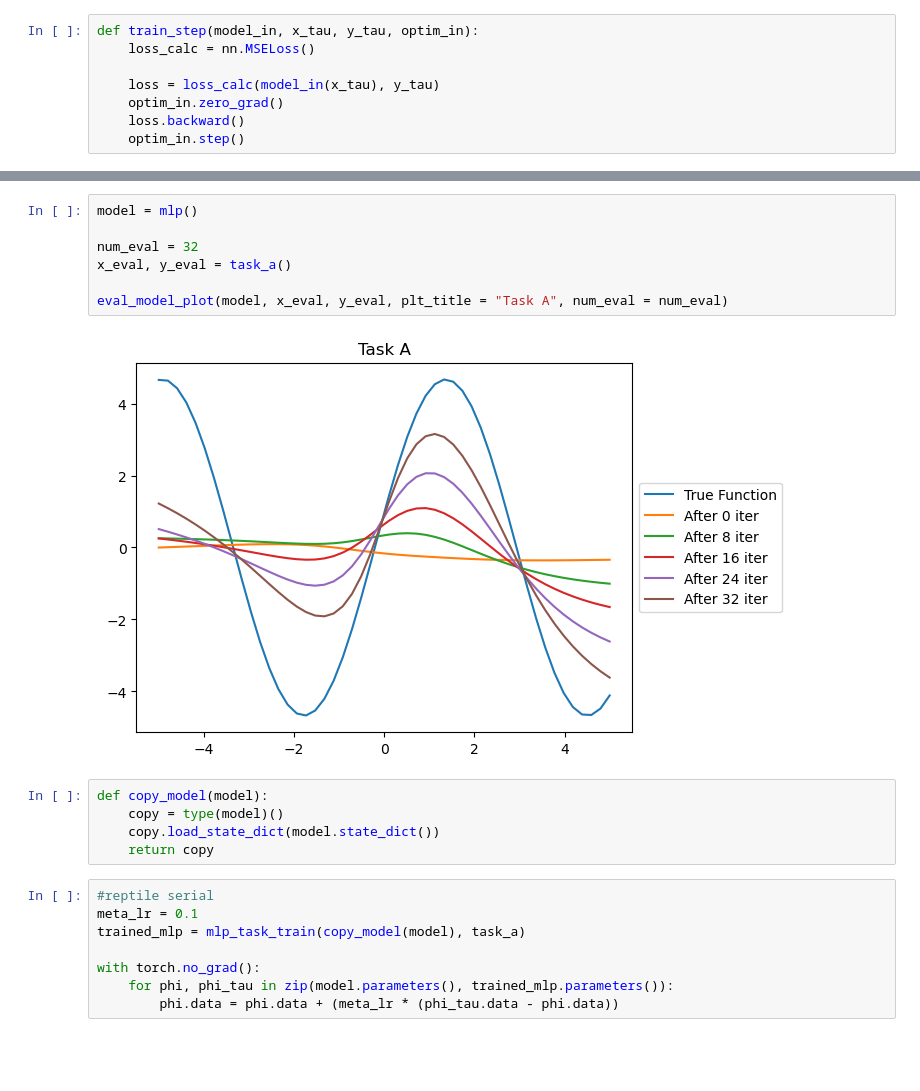
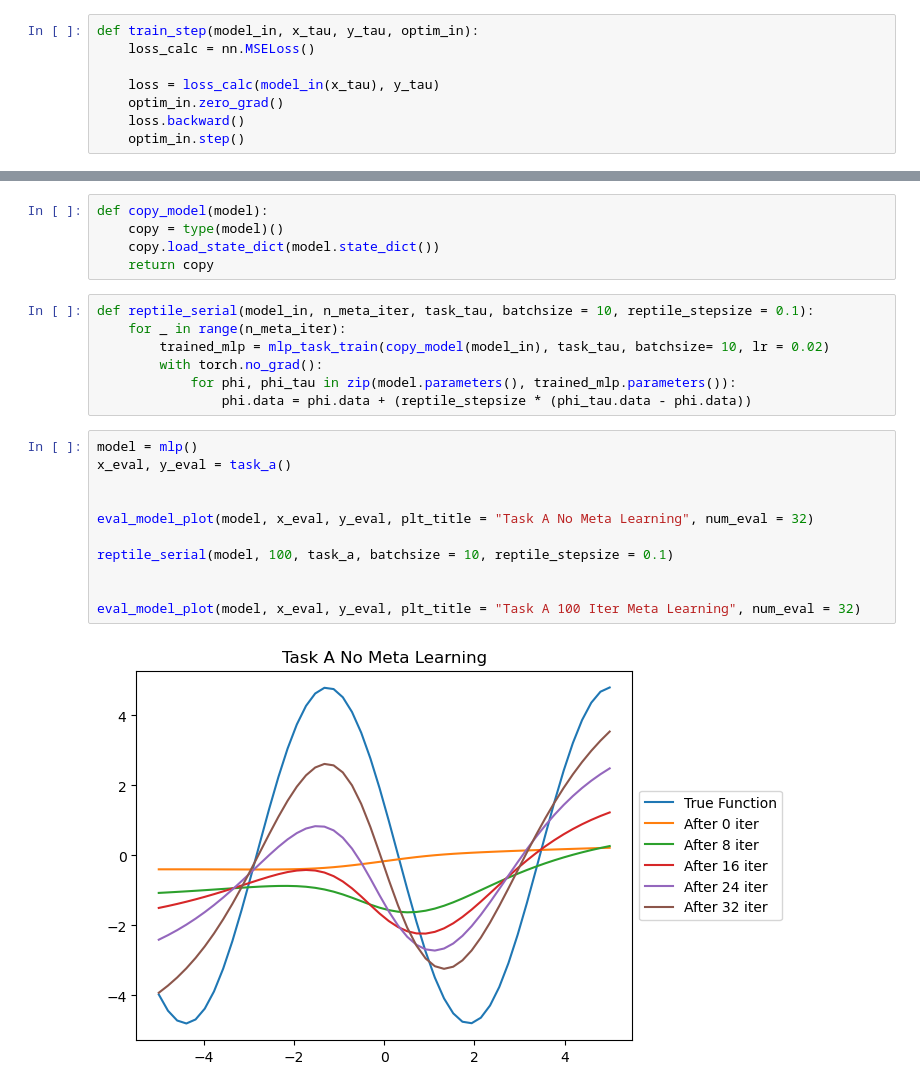
Before and after one commit to cloudburstnow/metalearning, a Jupyter notebook: meta_learning.ipynb, the cells around one changed output, grey strips where cells are left out. Saved outputs shown, nothing was run; the diff lists cells and outputs as text; blank space fills up the shorter version.

Commit message:
reptile function

```diff
--- a/meta_learning.ipynb
+++ b/meta_learning.ipynb
@@ -92,22 +93,25 @@ def eval_model_plot(model, x_eval, y_eval, plt_title = "", num_eval = 32):
-# %%
-model = mlp()
-
-num_eval = 32
-x_eval, y_eval = task_a()
-
-eval_model_plot(model, x_eval, y_eval, plt_title = "Task A", num_eval = num_eval)
-# %% [output]
-[figure, removed]
 # %%
 def copy_model(model):
     copy = type(model)()
     copy.load_state_dict(model.state_dict())
     return copy
 # %%
-#reptile serial
-meta_lr = 0.1
-trained_mlp = mlp_task_train(copy_model(model), task_a)
-
-with torch.no_grad():
-    for phi, phi_tau in zip(model.parameters(), trained_mlp.parameters()):
-        phi.data = phi.data + (meta_lr * (phi_tau.data - phi.data))
+def reptile_serial(model_in, n_meta_iter, task_tau, batchsize = 10, reptile_stepsize = 0.1):
+    for _ in range(n_meta_iter):
+        trained_mlp = mlp_task_train(copy_model(model_in), task_tau, batchsize= 10, lr = 0.02)
+        with torch.no_grad():
+            for phi, phi_tau in zip(model.parameters(), trained_mlp.parameters()):
+                phi.data = phi.data + (reptile_stepsize * (phi_tau.data - phi.data))
+# %%
+model = mlp()
+x_eval, y_eval = task_a()
+
+
+eval_model_plot(model, x_eval, y_eval, plt_title = "Task A No Meta Learning", num_eval = 32)
+
+reptile_serial(model, 100, task_a, batchsize = 10, reptile_stepsize = 0.1)
+
+
+eval_model_plot(model, x_eval, y_eval, plt_title = "Task A 100 Iter Meta Learning", num_eval = 32)
+# %% [output]
+[figure, added]
```
Also changed, not shown: parts of 2 cells of this notebook.
